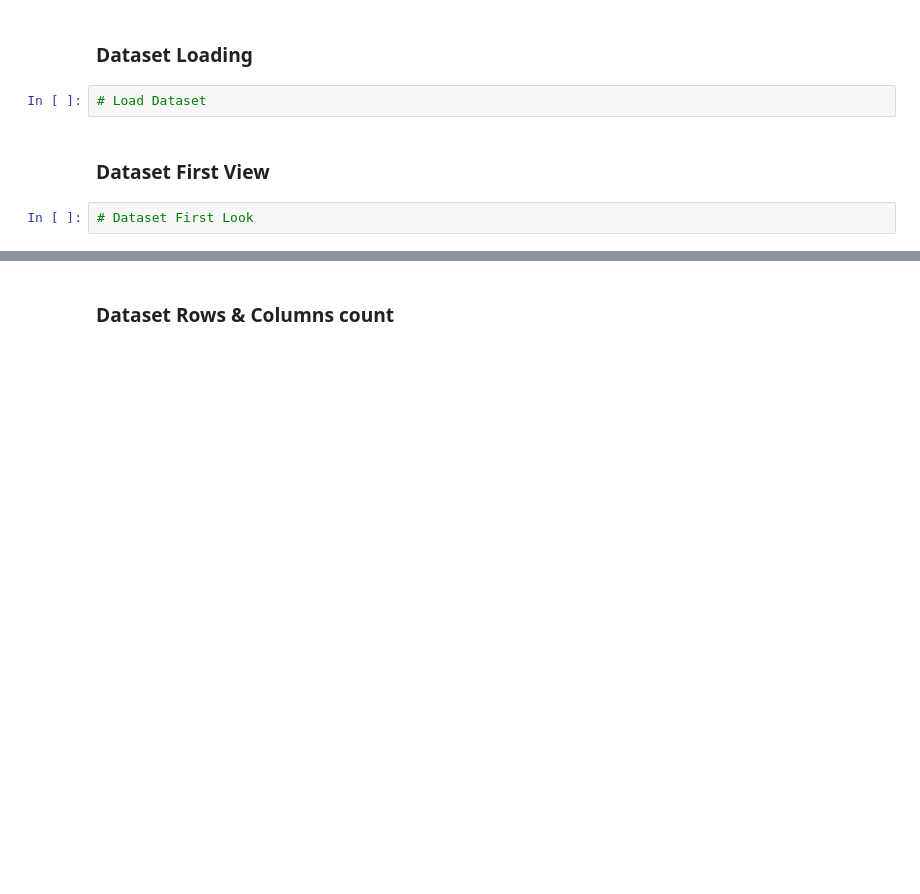
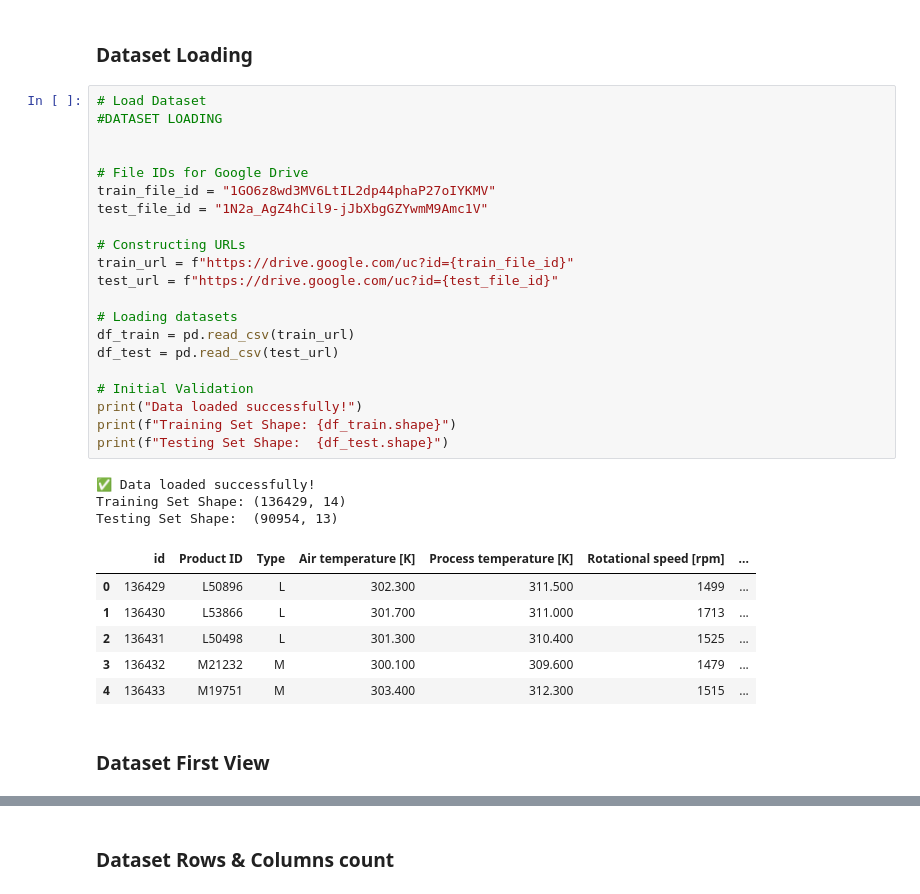
Before and after one commit to Nikkkhhill97/Tata_Steel_Machine_Failure_Prediction, a Jupyter notebook: Tata_Steel_Machine_Failure_Prediction.ipynb, the cells around one changed output, grey strips where cells are left out. Saved outputs shown, nothing was run; the diff lists cells and outputs as text; blank space fills up the shorter version.

```diff
--- a/Tata_Steel_Machine_Failure_Prediction.ipynb
+++ b/Tata_Steel_Machine_Failure_Prediction.ipynb
@@ -140,9 +140,36 @@ print("All libraries imported successfully!")
 All libraries imported successfully!
 # %% [markdown]
 ### Dataset Loading
-# %%
-# Load Dataset
+# %%
+# Load Dataset
+#DATASET LOADING
+
+
+# File IDs for Google Drive
+train_file_id = "1GO6z8wd3MV6LtIL2dp44phaP27oIYKMV"
+test_file_id = "1N2a_AgZ4hCil9-jJbXbgGZYwmM9Amc1V"
+
+# Constructing URLs
+train_url = f"https://drive.google.com/uc?id={train_file_id}"
+test_url = f"https://drive.google.com/uc?id={test_file_id}"
+
+# Loading datasets
+df_train = pd.read_csv(train_url)
+df_test = pd.read_csv(test_url)
+
+# Initial Validation
+print("Data loaded successfully!")
+print(f"Training Set Shape: {df_train.shape}")
+print(f"Testing Set Shape:  {df_test.shape}")
+# %% [output]
+✅ Data loaded successfully!
+Training Set Shape: (136429, 14)
+Testing Set Shape:  (90954, 13)
+|  | id | Product ID | Type | Air temperature [K] | Process temperature [K] | Rotational speed [rpm] | ... |
+| 0 | 136429 | L50896 | L | 302.300 | 311.500 | 1499 | ... |
+| 1 | 136430 | L53866 | L | 301.700 | 311.000 | 1713 | ... |
+| 2 | 136431 | L50498 | L | 301.300 | 310.400 | 1525 | ... |
+| 3 | 136432 | M21232 | M | 300.100 | 309.600 | 1479 | ... |
+| 4 | 136433 | M19751 | M | 303.400 | 312.300 | 1515 | ... |
 # %% [markdown]
 ### Dataset First View
-# %%
-# Dataset First Look
```
Also changed, not shown: parts of 7 cells of this notebook.
